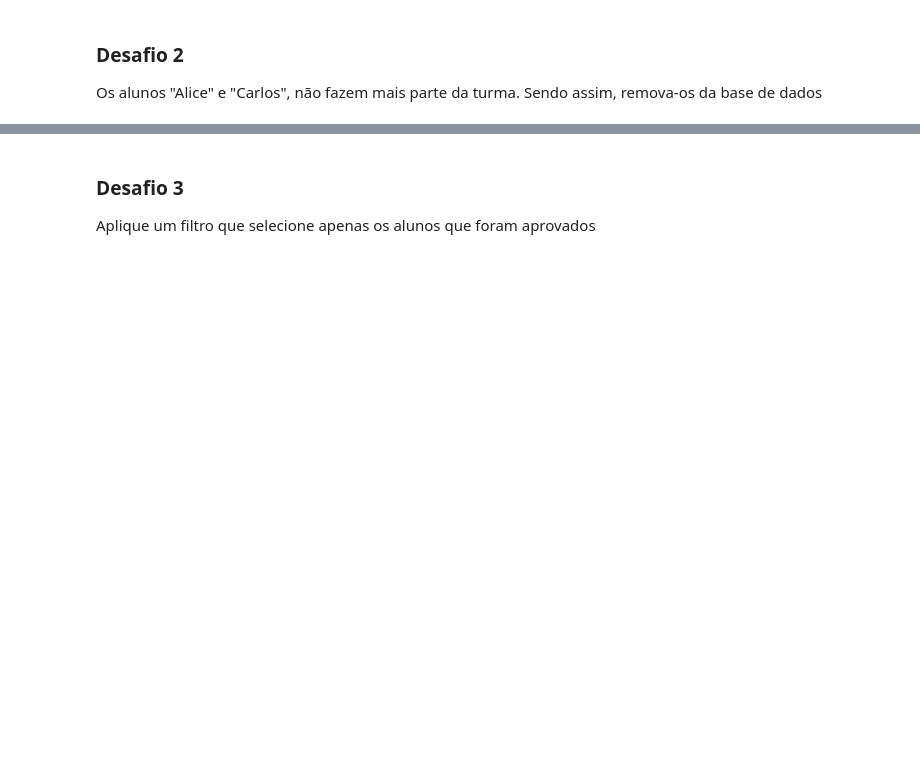
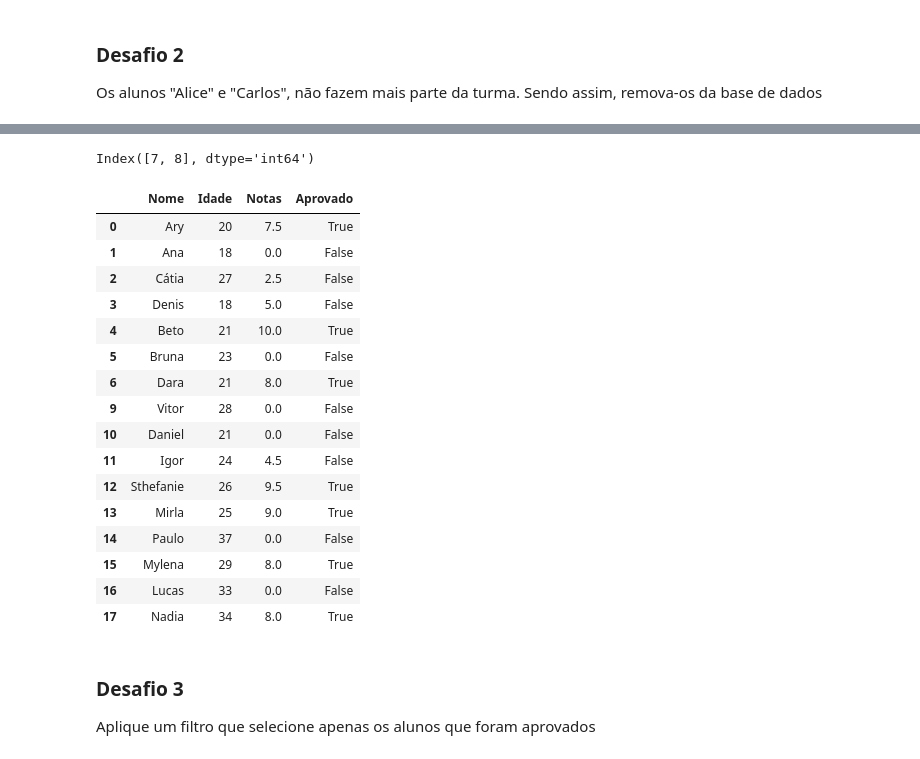
Before and after one commit to NiveskZ/ETL-Alura, a Jupyter notebook: pandas/desafios.ipynb, the cells around one changed output, grey strips where cells are left out. Drawn from its saved outputs; the diff is of its cells as text; code cells hidden in the pictures; blank space fills up the shorter version.

Commit message:
Pandas: conhecendo a biblioteca - desafios aula 3

```diff
--- a/pandas/desafios.ipynb
+++ b/pandas/desafios.ipynb
@@ -198,0 +197,7 @@ Importe novamente o arquivo [**alunos.csv**](https://raw.githubusercontent.com/a
+# %%
+# Importando novamente os dados
+import pandas as pd
+
+url = 'https://raw.githubusercontent.com/alura-cursos/pandas-conhecendo-a-biblioteca/main/desafios/alunos.csv'
+alunos_df = pd.read_csv(url)
+alunos_df
@@ -201,0 +234,3 @@ Verifique se a base de dados possui dados nulos e caso tenha, realize o tratamen
+# %%
+# Como são notas de alunos, vamos supor que nota nula signifique que o aluno zerou a prova.
+alunos_df.fillna(0, inplace=True)
@@ -205,3 +270,29 @@ Os alunos "Alice" e "Carlos", não fazem mais parte da turma. Sendo assim, remov
+# %%
+alunos_removidos = alunos_df.query("Nome == 'Alice' | Nome == 'Carlos'").index
+alunos_removidos
+# %% [output]
+Index([7, 8], dtype='int64')
+# %%
+alunos_df.drop(alunos_removidos, axis=0, inplace=True)
+alunos_df
+# %% [output]
+|  | Nome | Idade | Notas | Aprovado |
+| 0 | Ary | 20 | 7.5 | True |
+| 1 | Ana | 18 | 0.0 | False |
+| 2 | Cátia | 27 | 2.5 | False |
+| 3 | Denis | 18 | 5.0 | False |
+| 4 | Beto | 21 | 10.0 | True |
+| 5 | Bruna | 23 | 0.0 | False |
+| 6 | Dara | 21 | 8.0 | True |
+| 9 | Vitor | 28 | 0.0 | False |
+| 10 | Daniel | 21 | 0.0 | False |
+| 11 | Igor | 24 | 4.5 | False |
+| 12 | Sthefanie | 26 | 9.5 | True |
+| 13 | Mirla | 25 | 9.0 | True |
+| 14 | Paulo | 37 | 0.0 | False |
+| 15 | Mylena | 29 | 8.0 | True |
+| 16 | Lucas | 33 | 0.0 | False |
+| 17 | Nadia | 34 | 8.0 | True |
 # %% [markdown]
 ### Desafio 3
 Aplique um filtro que selecione apenas os alunos que foram aprovados
```
Also changed, not shown: parts of 10 cells of this notebook.
